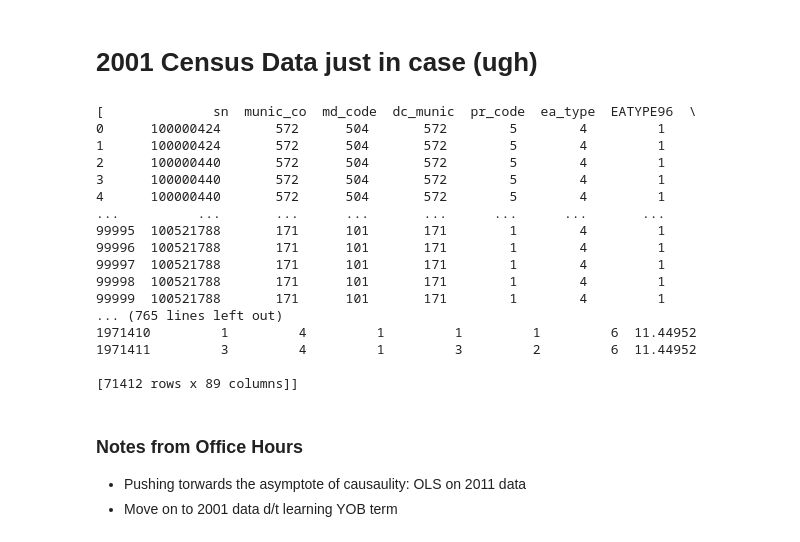
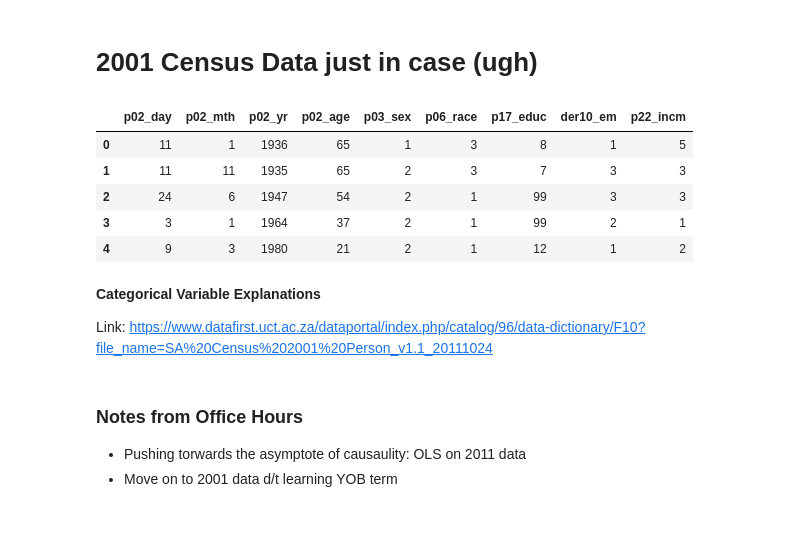
Before and after one commit to erinabruzzy/dsan5650_path1, a Jupyter notebook: apartheid.ipynb, the cells around one changed output. Saved outputs shown, nothing was run; the diff lists cells and outputs as text; code cells hidden in the pictures.

```diff
--- a/apartheid.ipynb
+++ b/apartheid.ipynb
@@ -294,12 +289,11 @@ strong multicollinearity or other numerical problems.
 # %%
 path = "data/SA Census 2001 Person_stata_pr1-5/SA Census 2001 Person_stata_pr1-5/SA Census 2001 Person_v1.1_20111024_pr1_5.dta"
 
-import pandas as pd
-import numpy as np
+columns_to_keep = ['p02_day', 'p02_mth', 'p02_yr', 'p02_age', 'p03_sex', 'p06_race', 'p17_educ', 'der10_em', 'p22_incm']
 
 reader = pd.read_stata(
     path,
-    #columns=columns_to_keep,
+    columns=columns_to_keep,
     chunksize=100000,
     convert_categoricals=False
 )
@@ -310,23 +304,17 @@ for chunk in reader:
         chunk[col] = pd.to_numeric(chunk[col], downcast='integer')
 
     df_list.append(chunk)
-
-print(df_list)
-# %% [output]
-[              sn  munic_co  md_code  dc_munic  pr_code  ea_type  EATYPE96  \
-0      100000424       572      504       572        5        4         1
-1      100000424       572      504       572        5        4         1
-2      100000440       572      504       572        5        4         1
-3      100000440       572      504       572        5        4         1
-4      100000440       572      504       572        5        4         1
-...          ...       ...      ...       ...      ...      ...       ...
-99995  100521788       171      101       171        1        4         1
-99996  100521788       171      101       171        1        4         1
-99997  100521788       171      101       171        1        4         1
-99998  100521788       171      101       171        1        4         1
-99999  100521788       171      101       171        1        4         1
-... (765 lines left out)
-1971410         1         4         1         1         1         6  11.44952
-1971411         3         4         1         3         2         6  11.44952
-
-[71412 rows x 89 columns]]
+# %%
+df_2001 = pd.concat(df_list, ignore_index=True)
+df_2001.head()
+# %% [output]
+|  | p02_day | p02_mth | p02_yr | p02_age | p03_sex | p06_race | p17_educ | der10_em | p22_incm |
+| 0 | 11 | 1 | 1936 | 65 | 1 | 3 | 8 | 1 | 5 |
+| 1 | 11 | 11 | 1935 | 65 | 2 | 3 | 7 | 3 | 3 |
+| 2 | 24 | 6 | 1947 | 54 | 2 | 1 | 99 | 3 | 3 |
+| 3 | 3 | 1 | 1964 | 37 | 2 | 1 | 99 | 2 | 1 |
+| 4 | 9 | 3 | 1980 | 21 | 2 | 1 | 12 | 1 | 2 |
+# %% [markdown]
+**Categorical Variable Explanations**
+
+Link: https://www.datafirst.uct.ac.za/dataportal/index.php/catalog/96/data-dictionary/F10?file_name=SA%20Census%202001%20Person_v1.1_20111024
```
Also changed, not shown: parts of 4 cells of this notebook, 23 other files.
